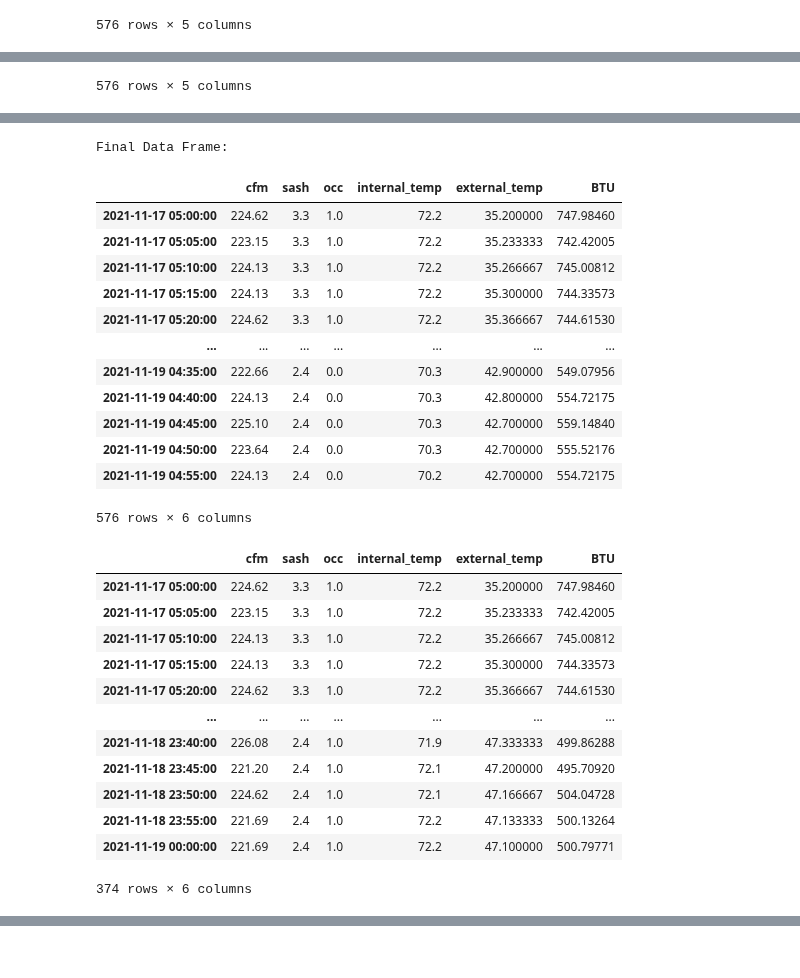
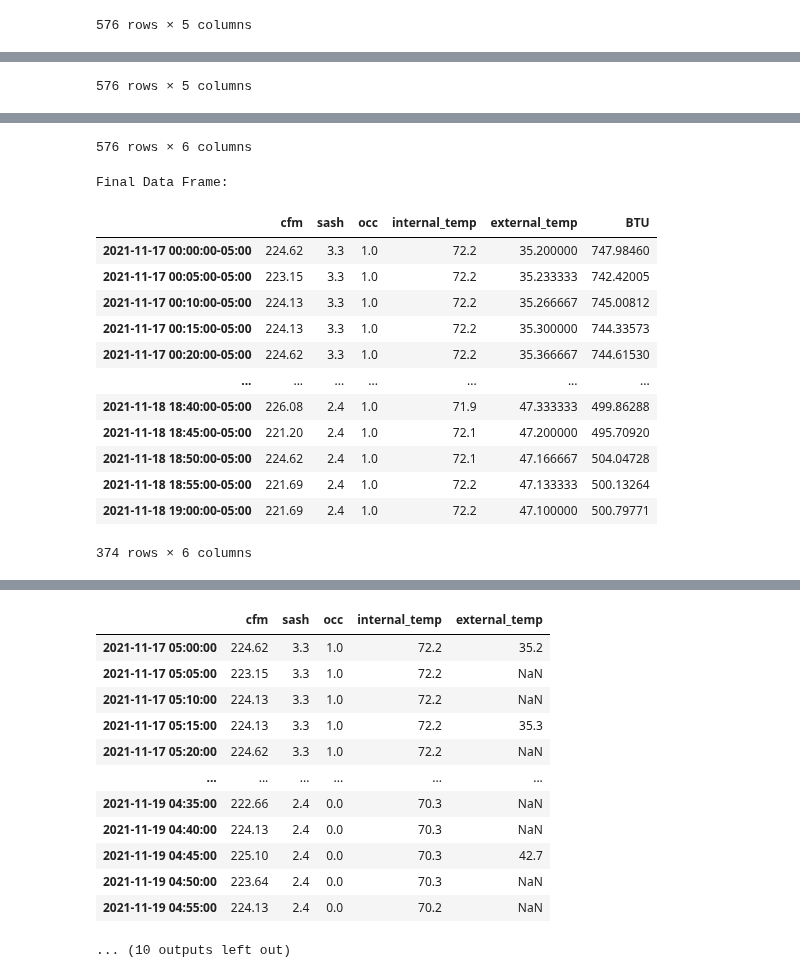
Before and after one commit to thereidfleish/fume-hood-dashboard, a Jupyter notebook: query_v2.ipynb, the cells around one changed output, grey strips where cells are left out. Saved outputs shown, nothing was run; the diff lists cells and outputs as text; code cells hidden in the pictures.

```diff
--- a/query_v2.ipynb
+++ b/query_v2.ipynb
@@ -214,18 +257,19 @@ def total_energy(cfm_point, sash_point, occ_point, internal_temp_point, external
   time_interval = df.index[1].minute - df.index[0].minute
 
   df['BTU'] = df.apply(lambda df: coldorhot(df['cfm'], df['external_temp'], df['internal_temp'], time_interval=time_interval), axis=1)
-  print("\nFinal Data Frame: ")
+  df.index = df.index.map(lambda x: x.to_pydatetime().replace(tzinfo=tz.tzutc()).astimezone(tz.tzlocal()))
   display(df)
 
   df = df[df['occ']==int(is_occupied)]
 
+  print("\nFinal Data Frame: ")
   display(df)
 
   df = df.groupby(pd.Grouper(freq='60Min', label='right')).sum()
 
   return df["BTU"]
 
-total_energy(cfm_point="#biotech/biotech_4th_floor/fourth_floor_fume_hood_lab_spaces/lab_433_control/hoodvalve_flow/trend_log",
+energy_data_occ = total_energy(cfm_point="#biotech/biotech_4th_floor/fourth_floor_fume_hood_lab_spaces/lab_433_control/hoodvalve_flow/trend_log",
              sash_point="#biotech/biotech_4th_floor/fourth_floor_fume_hood_lab_spaces/lab_433_control/hood_sash",
              occ_point="#biotech/biotech_4th_floor/fourth_floor_fume_hood_lab_spaces/lab_433_control/occ_trend",
              internal_temp_point="#biotech/biotech_4th_floor/fourth_floor_fume_hood_lab_spaces/lab_433_control/zone/zone_temp/trend_log",
@@ -234,6 +278,23 @@ total_energy(cfm_point="#biotech/biotech_4th_floor/fourth_floor_fume_hood_lab_sp
              start=str(datetime(2021, 11, 17)),
              end=str(datetime(2021, 11, 18)),
              is_occupied=True)
+
+energy_data_unocc = total_energy(cfm_point="#biotech/biotech_4th_floor/fourth_floor_fume_hood_lab_spaces/lab_433_control/hoodvalve_flow/trend_log",
+             sash_point="#biotech/biotech_4th_floor/fourth_floor_fume_hood_lab_spaces/lab_433_control/hood_sash",
+             occ_point="#biotech/biotech_4th_floor/fourth_floor_fume_hood_lab_spaces/lab_433_control/occ_trend",
+             internal_temp_point="#biotech/biotech_4th_floor/fourth_floor_fume_hood_lab_spaces/lab_433_control/zone/zone_temp/trend_log",
+             external_temp_point="#biotech/ground_flr_mech/building_hydronic_heating_syatems/reheat_heat_exchanger/oat",
+             server = "biotech_main",
+             start=str(datetime(2021, 11, 17)),
+             end=str(datetime(2021, 11, 18)),
+             is_occupied=False)
+
+print(energy_data_occ)
+print(energy_data_unocc)
+
+final_df = pd.DataFrame(data={"occ": energy_data_occ, "unocc" : energy_data_unocc})
+final_df = final_df.fillna(0)
+final_df
 # %% [output]
 <Response [200]>
 
@@ -281,27 +354,15 @@ Length: 192, dtype: float64
-Final Data Frame:
+576 rows × 6 columns
-|  | cfm | sash | occ | internal_temp | external_temp | BTU |
-| 2021-11-17 05:00:00 | 224.62 | 3.3 | 1.0 | 72.2 | 35.200000 | 747.98460 |
-| 2021-11-17 05:05:00 | 223.15 | 3.3 | 1.0 | 72.2 | 35.233333 | 742.42005 |
-| 2021-11-17 05:10:00 | 224.13 | 3.3 | 1.0 | 72.2 | 35.266667 | 745.00812 |
-| 2021-11-17 05:15:00 | 224.13 | 3.3 | 1.0 | 72.2 | 35.300000 | 744.33573 |
-| 2021-11-17 05:20:00 | 224.62 | 3.3 | 1.0 | 72.2 | 35.366667 | 744.61530 |
-| ... | ... | ... | ... | ... | ... | ... |
-| 2021-11-19 04:35:00 | 222.66 | 2.4 | 0.0 | 70.3 | 42.900000 | 549.07956 |
-| 2021-11-19 04:40:00 | 224.13 | 2.4 | 0.0 | 70.3 | 42.800000 | 554.72175 |
-| 2021-11-19 04:45:00 | 225.10 | 2.4 | 0.0 | 70.3 | 42.700000 | 559.14840 |
-| 2021-11-19 04:50:00 | 223.64 | 2.4 | 0.0 | 70.3 | 42.700000 | 555.52176 |
-| 2021-11-19 04:55:00 | 224.13 | 2.4 | 0.0 | 70.2 | 42.700000 | 554.72175 |
-576 rows × 6 columns
+Final Data Frame:
 |  | cfm | sash | occ | internal_temp | external_temp | BTU |
-| 2021-11-17 05:00:00 | 224.62 | 3.3 | 1.0 | 72.2 | 35.200000 | 747.98460 |
-| 2021-11-17 05:05:00 | 223.15 | 3.3 | 1.0 | 72.2 | 35.233333 | 742.42005 |
-| 2021-11-17 05:10:00 | 224.13 | 3.3 | 1.0 | 72.2 | 35.266667 | 745.00812 |
-| 2021-11-17 05:15:00 | 224.13 | 3.3 | 1.0 | 72.2 | 35.300000 | 744.33573 |
-| 2021-11-17 05:20:00 | 224.62 | 3.3 | 1.0 | 72.2 | 35.366667 | 744.61530 |
+| 2021-11-17 00:00:00-05:00 | 224.62 | 3.3 | 1.0 | 72.2 | 35.200000 | 747.98460 |
+| 2021-11-17 00:05:00-05:00 | 223.15 | 3.3 | 1.0 | 72.2 | 35.233333 | 742.42005 |
+| 2021-11-17 00:10:00-05:00 | 224.13 | 3.3 | 1.0 | 72.2 | 35.266667 | 745.00812 |
+| 2021-11-17 00:15:00-05:00 | 224.13 | 3.3 | 1.0 | 72.2 | 35.300000 | 744.33573 |
+| 2021-11-17 00:20:00-05:00 | 224.62 | 3.3 | 1.0 | 72.2 | 35.366667 | 744.61530 |
 | ... | ... | ... | ... | ... | ... | ... |
-| 2021-11-18 23:40:00 | 226.08 | 2.4 | 1.0 | 71.9 | 47.333333 | 499.86288 |
-| 2021-11-18 23:45:00 | 221.20 | 2.4 | 1.0 | 72.1 | 47.200000 | 495.70920 |
-| 2021-11-18 23:50:00 | 224.62 | 2.4 | 1.0 | 72.1 | 47.166667 | 504.04728 |
-| 2021-11-18 23:55:00 | 221.69 | 2.4 | 1.0 | 72.2 | 47.133333 | 500.13264 |
-| 2021-11-19 00:00:00 | 221.69 | 2.4 | 1.0 | 72.2 | 47.100000 | 500.79771 |
+| 2021-11-18 18:40:00-05:00 | 226.08 | 2.4 | 1.0 | 71.9 | 47.333333 | 499.86288 |
+| 2021-11-18 18:45:00-05:00 | 221.20 | 2.4 | 1.0 | 72.1 | 47.200000 | 495.70920 |
+| 2021-11-18 18:50:00-05:00 | 224.62 | 2.4 | 1.0 | 72.1 | 47.166667 | 504.04728 |
+| 2021-11-18 18:55:00-05:00 | 221.69 | 2.4 | 1.0 | 72.2 | 47.133333 | 500.13264 |
+| 2021-11-18 19:00:00-05:00 | 221.69 | 2.4 | 1.0 | 72.2 | 47.100000 | 500.79771 |
 374 rows × 6 columns
@@ -324,0 +386,13 @@ Freq: 60T, Name: BTU, dtype: float64
+|  | cfm | sash | occ | internal_temp | external_temp |
+| 2021-11-17 05:00:00 | 224.62 | 3.3 | 1.0 | 72.2 | 35.2 |
+| 2021-11-17 05:05:00 | 223.15 | 3.3 | 1.0 | 72.2 | NaN |
+| 2021-11-17 05:10:00 | 224.13 | 3.3 | 1.0 | 72.2 | NaN |
+| 2021-11-17 05:15:00 | 224.13 | 3.3 | 1.0 | 72.2 | 35.3 |
+| 2021-11-17 05:20:00 | 224.62 | 3.3 | 1.0 | 72.2 | NaN |
+| ... | ... | ... | ... | ... | ... |
+| 2021-11-19 04:35:00 | 222.66 | 2.4 | 0.0 | 70.3 | NaN |
+| 2021-11-19 04:40:00 | 224.13 | 2.4 | 0.0 | 70.3 | NaN |
+| 2021-11-19 04:45:00 | 225.10 | 2.4 | 0.0 | 70.3 | 42.7 |
+| 2021-11-19 04:50:00 | 223.64 | 2.4 | 0.0 | 70.3 | NaN |
+| 2021-11-19 04:55:00 | 224.13 | 2.4 | 0.0 | 70.2 | NaN |
+... (10 outputs left out)
```
Also changed, not shown: parts of 3 cells of this notebook, 3 other files.
